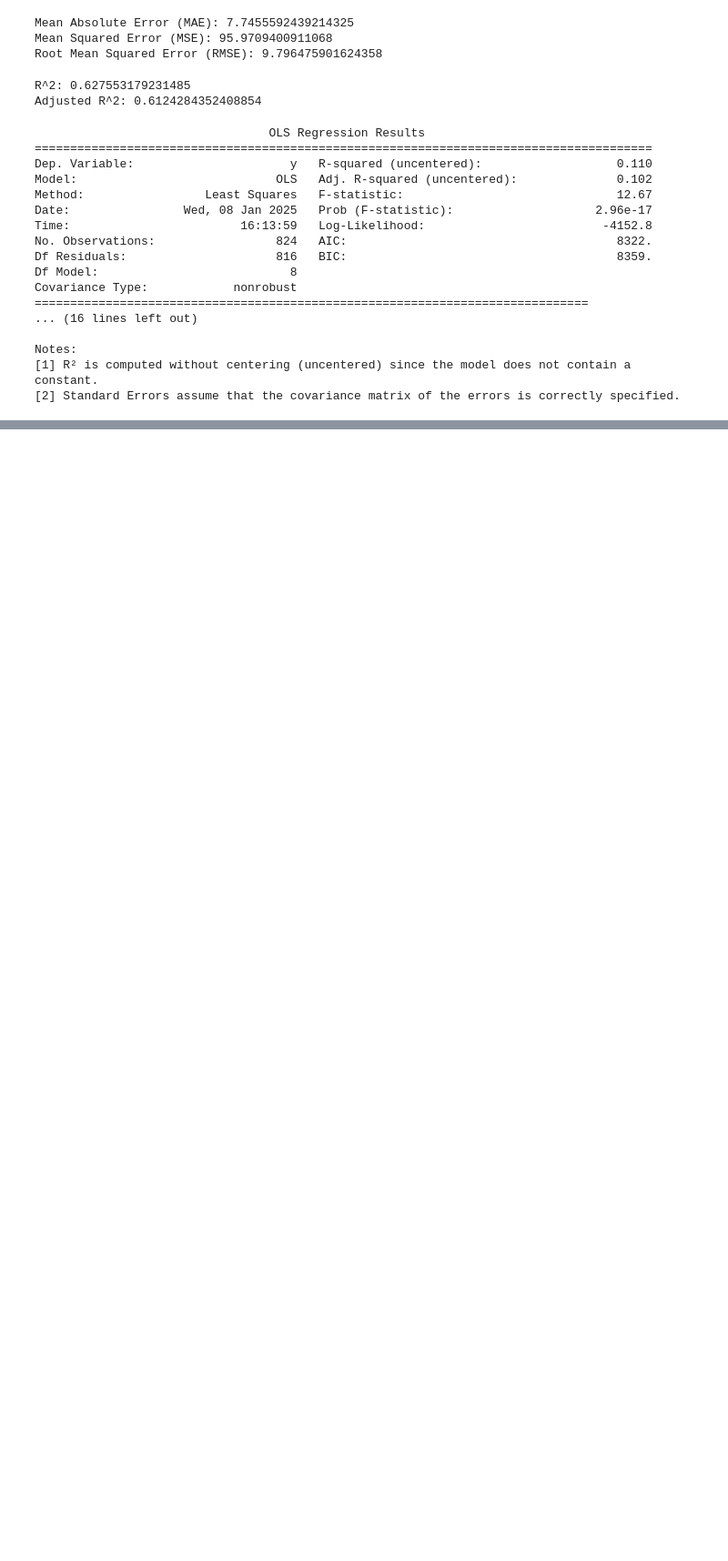
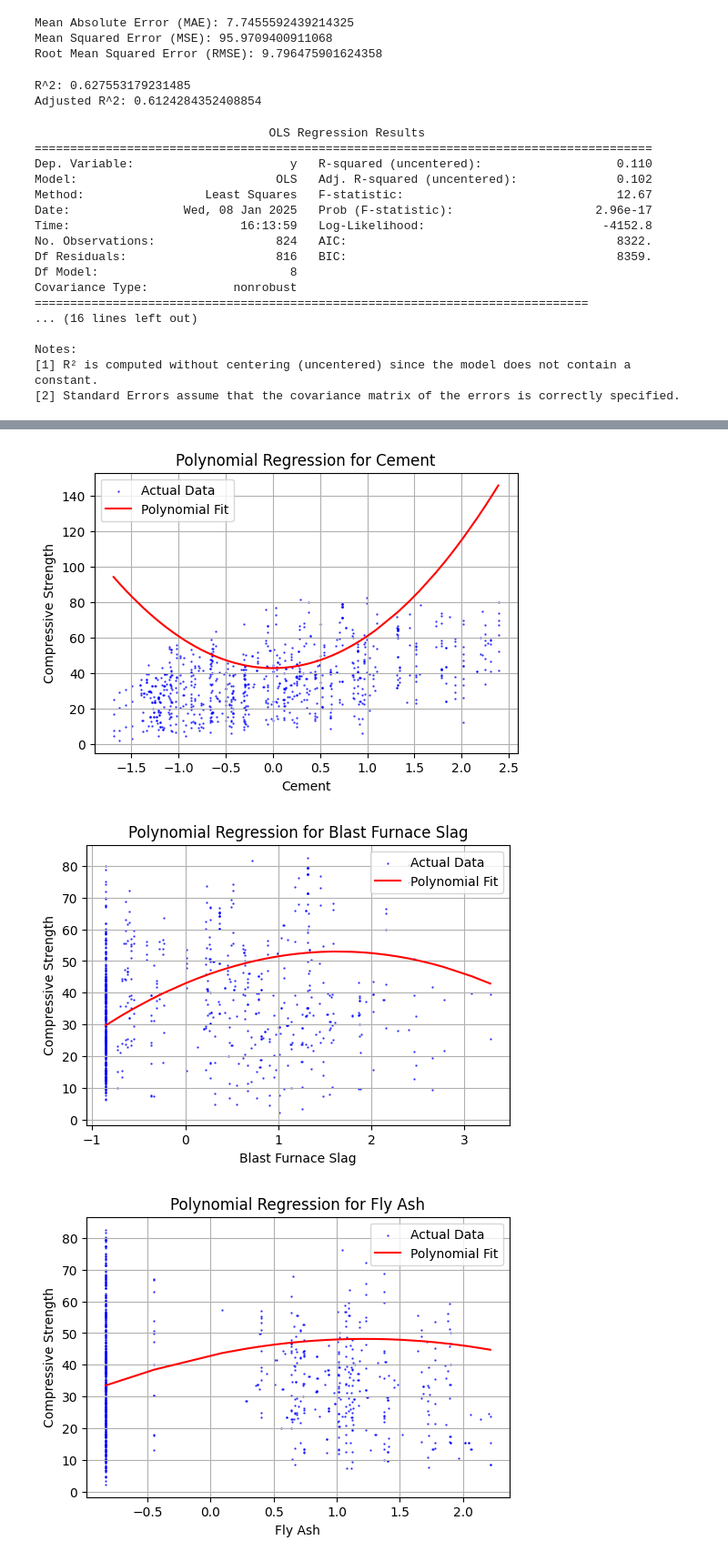
Before and after one commit to qazi-adnan/MACHINE_LEARNING, a Jupyter notebook: 3 linear regression/app.ipynb, the cells around one changed output, grey strips where cells are left out. Shown at 91% size. Drawn from its saved outputs; the diff is of its cells as text; code cells hidden in the pictures; blank space fills up the shorter version.

```diff
--- a/3 linear regression/app.ipynb
+++ b/3 linear regression/app.ipynb
@@ -333,0 +336,10 @@ Notes:
+# %%
+from sklearn.preprocessing import PolynomialFeatures
+poly=PolynomialFeatures(degree=2 , include_bias= True)
+# %%
+x_train_poly=poly.fit_transform(x_train_scal)
+x_test_poly=poly.fit_transform(x_test_scal)
+# %%
+regression=LinearRegression()
+regression.fit(x_train_poly,y_train)
+y_pred_poly=regression.predict(x_test_poly)
@@ -333,0 +369,58 @@ Notes:
+# %%
+
+
+# Polynomial regression coefficients and intercept
+coefficients = np.array([
+    -1.57931560e-15, 1.22675079e+01, 8.50581361e+00, 3.59113908e+00,
+    -4.54558961e+00, 2.52466716e+00, -5.25033508e-01, 3.40908969e-01,
+    1.80482785e+01, -3.74682090e+00, -3.47010800e+00, -3.13024451e-01,
+    -1.07633910e+01, -7.71537692e+00, -5.36661700e+00, -7.76005369e+00,
+    1.96374345e+00, -9.83984750e-01, 2.44936367e+00, -7.31194894e+00,
+    -6.59064700e+00, -3.85526640e+00, -4.02577059e+00, 3.03346054e+00,
+    1.69663771e+00, -5.48368906e+00, -7.41418753e+00, -1.21126786e+00,
+    -9.63555852e-01, 3.80877628e+00, -3.88501319e+00, -4.70744110e+00,
+    -8.39873467e+00, -1.03117765e+01, -1.22058964e-01, -1.72976099e+00,
+    -5.59635736e+00, -7.24276477e+00, 5.46474572e-01, -2.50913633e+00,
+    -6.65628276e+00, 3.12204368e-02, -5.60589934e+00, 1.56067770e+00,
+    -2.27575647e+00
+])
+intercept = 42.95232243424417
+
+# Feature names
+feature_names = ["Cement", "Blast Furnace Slag", "Fly Ash", "Water",
+                 "Superplasticizer", "Coarse Aggregate", "Fine Aggregate", "Age"]
+
+# Using the entire dataset
+x_data = x_train_scal
+y_data = y_train
+
+# Loop through each feature to plot polynomial regression
+for i, feature_name in enumerate(feature_names):
+    # Generate polynomial features for this feature (degree 2)
+    x_feature = x_data[:, i]
+    x_poly_feature = np.column_stack([x_feature, x_feature**2])
+
+    # Calculate predictions using the relevant coefficients
+    coeff_linear = coefficients[i]  # Linear term coefficient
+    coeff_quadratic = coefficients[len(feature_names) + i]  # Quadratic term coefficient
+    y_pred = intercept + coeff_linear * x_feature + coeff_quadratic * x_feature**2
+
+    # Sort data for smooth plotting
+    sorted_indices = np.argsort(x_feature)
+    x_sorted = x_feature[sorted_indices]
+    y_pred_sorted = y_pred[sorted_indices]
+
+    # Plot actual data and polynomial curve
+    plt.figure(figsize=(6, 4))
+    plt.scatter(x_feature, y_data, s=0.5, color="blue", alpha=0.7, label="Actual Data")
+    plt.plot(x_sorted, y_pred_sorted, color="red", label="Polynomial Fit")
+    plt.title(f"Polynomial Regression for {feature_name}")
+    plt.xlabel(feature_name)
+    plt.ylabel("Compressive Strength")
+    plt.legend()
+    plt.grid(True)
+    plt.show()
+# %% [output]
+[figure, added]
+[figure, added]
+[figure, added]
```
Also changed, not shown: parts of 7 cells of this notebook.
